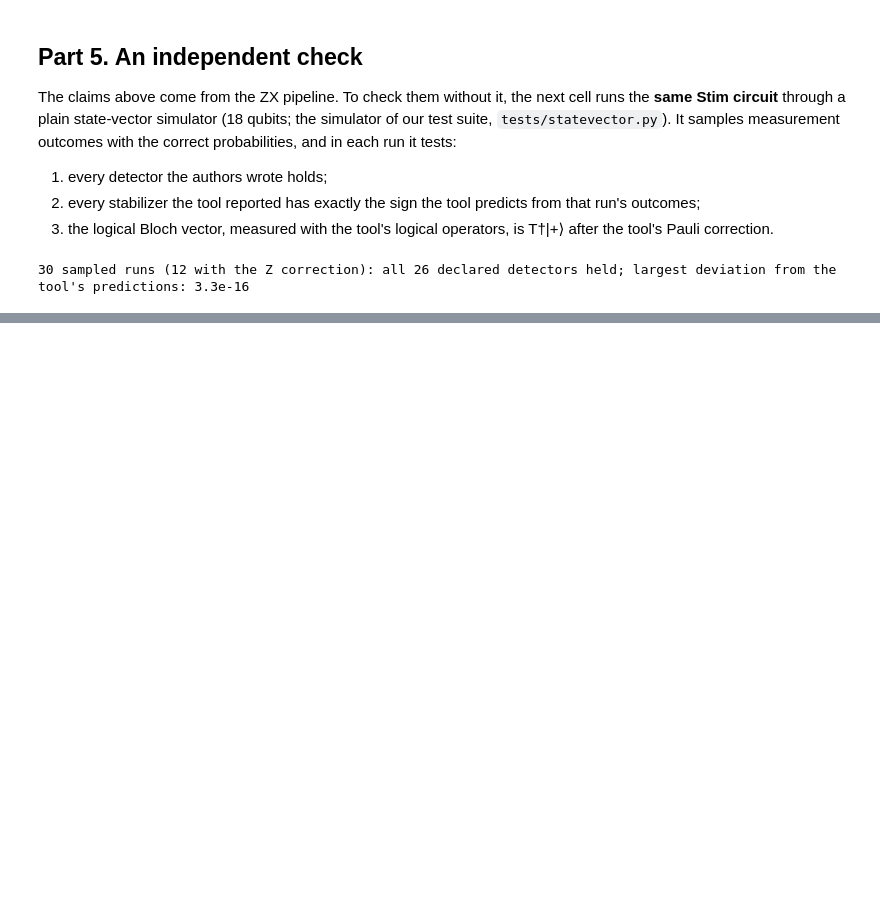
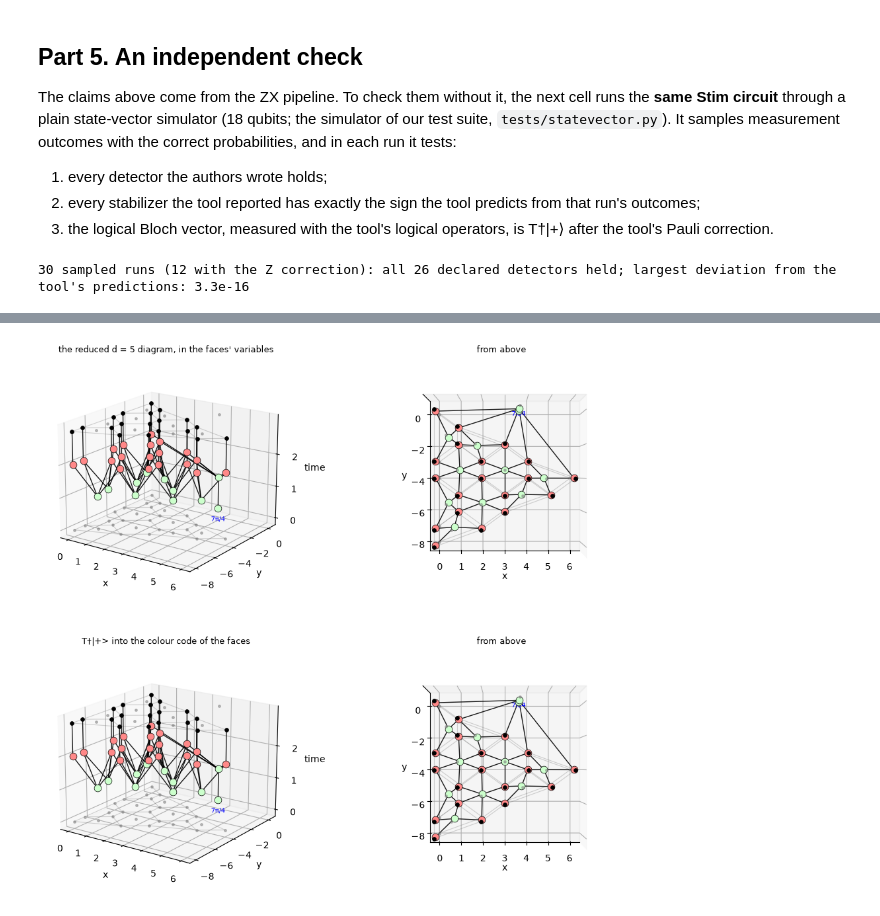
Before and after one commit to JennyLiu0716/SQZ, a Jupyter notebook: examples/Cultivation.ipynb, the cells around one changed output, grey strips where cells are left out. Saved outputs shown, nothing was run; the diff lists cells and outputs as text; code cells hidden in the pictures; blank space fills up the shorter version.

```diff
--- a/examples/Cultivation.ipynb
+++ b/examples/Cultivation.ipynb
@@ -633,0 +849,16 @@ print("30 sampled runs ({} with the Z correction): all 26 declared detectors hel
+# %%
+from zxqec.gpf import simplify_gadgets
+
+rows_f = [on5(SIDE5)] + [on5(f) for f in FACES5]
+m5f = change_variables(r5.graph, rows_f, fuse=False)      # the reduced diagram (r5 above) in the faces' variables
+while simplify_gadgets(m5f):                               # its 25 gadgets, added up in these variables
+    pass
+m5f = change_variables(m5f, rows_f)                        # fuses a gadget left on a single spider
+shown = phases_modulo(m5f, r5.constraints)
+xs5 = [next(iter(shown.neighbors(b))) for b in shown.outputs()]
+print(sum(1 for v in shown.vertices() if is_leaf(shown, v)), "gadgets left")
+for z in [v for v in shown.vertices() if shown.type(v) == VertexType.Z]:
+    print("  Z-spider with phase {:4}  wired to qubits {}".format(
+          str(shown.phase(z)), [q for q, x in zip(qubits5, xs5) if shown.connected(z, x)]))
+print("phases that depend on outcomes, modulo the detectors:",
+      [str(shown.phase(v)) for v in shown.vertices() if getattr(shown.phase(v), 'free_vars', lambda: [])()] or 'none')
@@ -633,0 +886,78 @@ print("30 sampled runs ({} with the Z correction): all 26 declared detectors hel
+# %%
+import math
+from pyzx.graph import Graph
+from pyzx.spacetime import set_timestep
+from zxqec.spacetime import Topology, draw_graph_3d
+
+# the layout: the 19 code qubits at the coordinates of the file (drawn as in the d = 3 layout plot), the sides of the
+# faces, a node in the middle of each face (100 + i), and a node outside the triangle beyond SIDE5, for L and its state
+xy5 = {q: (circ5.coords[q][1], -circ5.coords[q][0]) for q in qubits5}
+middle = lambda qs: tuple(sum(xy5[q][k] for q in qs) / len(qs) for k in range(2))
+tri5 = Topology(2)
+for q in qubits5:
+    tri5.add_node(q, xy5[q])
+for i, f in enumerate(FACES5):
+    c = middle(f)
+    ring = sorted(f, key=lambda q: math.atan2(xy5[q][1] - c[1], xy5[q][0] - c[0]))     # around the face
+    for a, b in zip(ring, ring[1:] + ring[:1]):
+        if not tri5.are_adjacent(a, b):
+            tri5.add_edge(a, b)
+    tri5.add_node(100 + i, c)
+side_mid, rest = middle(SIDE5), middle([q for q in qubits5 if q not in SIDE5])
+LOGICAL5 = 200
+tri5.add_node(LOGICAL5, tuple(side_mid[k] + 2.4 * (side_mid[k] - rest[k]) / math.dist(side_mid, rest) for k in range(2)))
+
+
+def textbook5(angle=Fraction(7, 4)):
+    # the colour code built from FACES5 and SIDE5 alone: an X-spider on each qubit, a Z-spider on each face and on
+    # the side (the logical X), and the state with this angle under the latter; T-dag|+> by default
+    t = Graph()
+    xs, bs = [], []
+    for q in qubits5:                                                # outputs in the circuit's order
+        xs.append(t.add_vertex(VertexType.X))
+        bs.append(t.add_vertex(VertexType.BOUNDARY))
+        t.add_edge((xs[-1], bs[-1]))
+    for support in FACES5 + [SIDE5]:
+        s = t.add_vertex(VertexType.Z)
+        for q in support:
+            t.add_edge((s, xs[qubits5.index(q)]))
+    t.add_edge((t.add_vertex(VertexType.Z, phase=angle), s))         # s is the spider of the side
+    t.set_inputs(())
+    t.set_outputs(tuple(bs))
+    return t
+
+
+def on_planes(d):
+    # heights: 0 the state, 1 the Z-layer (above the middle of its face, or L outside), 2 the X-spiders
+    d = d.copy()
+    xs = [next(iter(d.neighbors(b))) for b in d.outputs()]
+    for q, b, x in zip(qubits5, d.outputs(), xs):
+        d.set_qubit(b, q)
+        d.set_qubit(x, q)
+        set_timestep(d, x, 2)
+    for z in [v for v in d.vertices() if d.type(v) == VertexType.Z and any(w in xs for w in d.neighbors(v))]:
+        wired = sorted(qubits5[j] for j, x in enumerate(xs) if d.connected(z, x))
+        set_timestep(d, z, 1)
+        if wired != sorted(SIDE5):
+            d.set_qubit(z, 100 + [sorted(f) for f in FACES5].index(wired))
+            continue
+        d.set_qubit(z, LOGICAL5)
+        if d.phase(z) != 0:                                          # split the state off L, as at d = 3
+            d.add_edge((d.add_vertex(VertexType.Z, phase=d.phase(z)), z))
+            d.set_phase(z, 0)
+        for state in [w for w in d.neighbors(z) if d.vertex_degree(w) == 1]:
+            d.set_qubit(state, LOGICAL5)
+            set_timestep(d, state, 0)
+    return d
+
+
+fig = plt.figure(figsize=(12, 10.5))
+for k, (d, title) in enumerate([(shown, "the reduced d = 5 diagram, in the faces' variables"),
+                                (textbook5(), "T†|+> into the colour code of the faces")]):
+    for i, view in enumerate([(18, -55), 'top']):
+        ax = fig.add_subplot(2, 2, 2 * k + i + 1, projection='3d')
+        draw_graph_3d(on_planes(d), tri5, ax=ax, view=view)
+        ax.set_title(title if i == 0 else "from above", fontsize=9)
+fig
+# %% [output]
+[figure, added]
```
Also changed, not shown: parts of 28 cells of this notebook, 7 other files.
